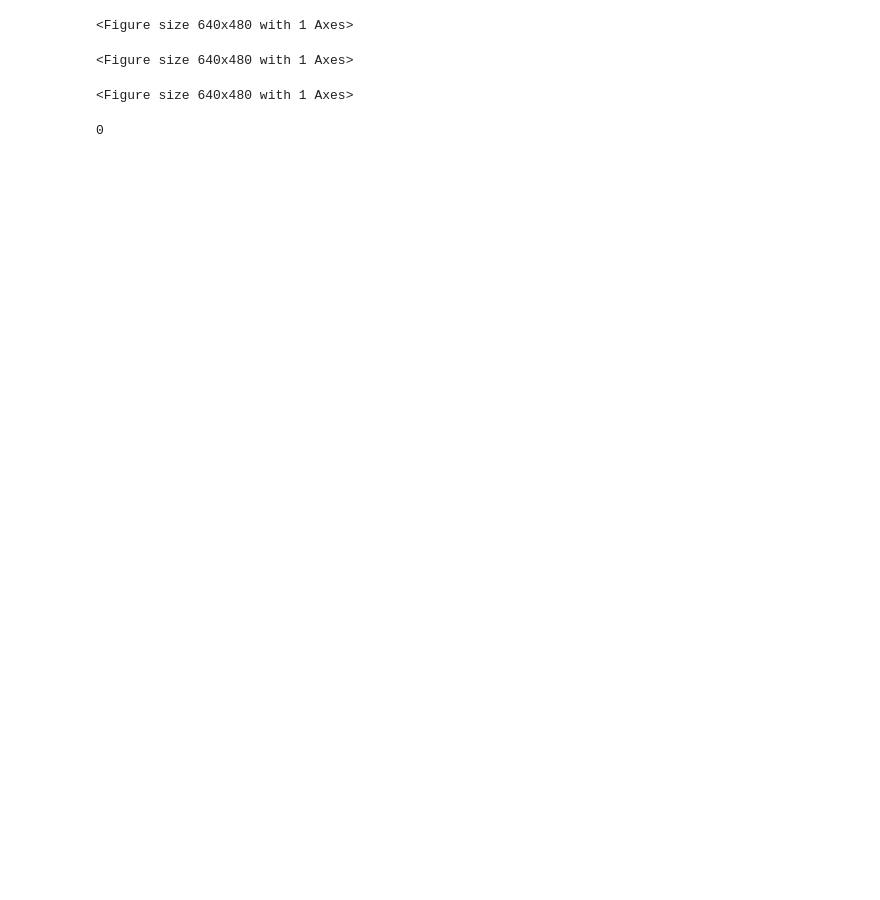
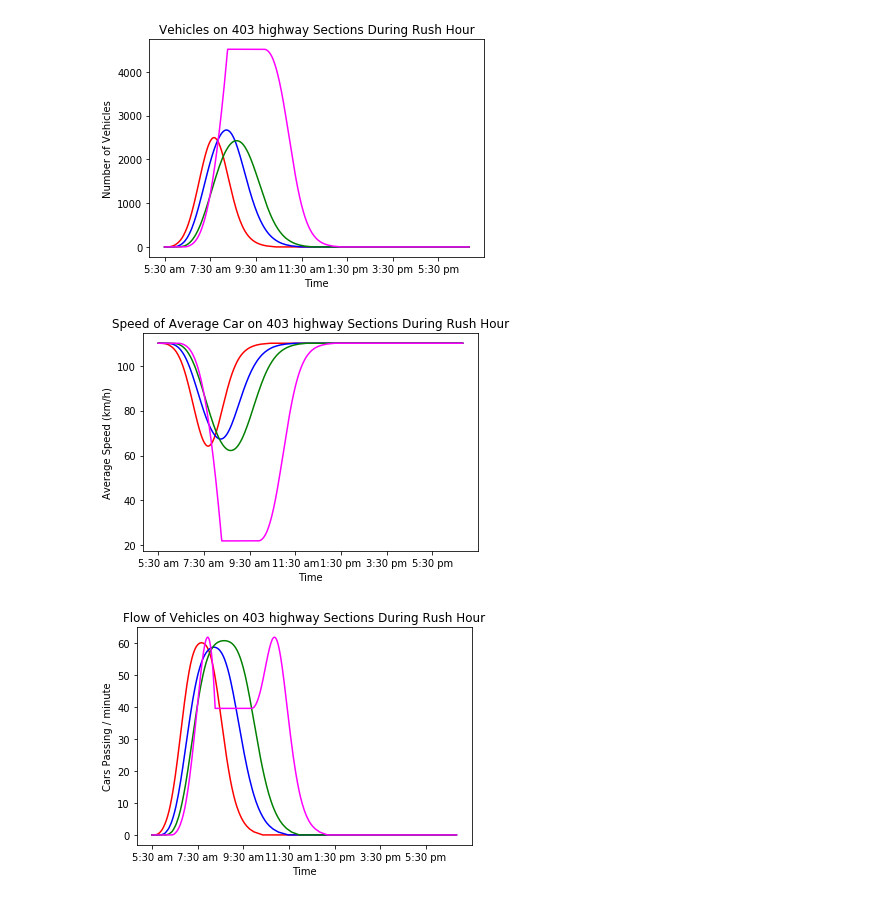
Before and after one commit to MelvilleDylan/TrafficModelling, a Jupyter notebook: Attempt1.ipynb, the cells around one changed output. Cells and saved outputs as stored; diff of their text form; code cells hidden in the pictures; blank space fills up the shorter version.

```diff
--- a/Attempt1.ipynb
+++ b/Attempt1.ipynb
@@ -69,7 +69,7 @@ roads = [
     Road(length=11.1, lanes=4, onramp_city=cities[0]),
     Road(length=17.0, lanes=3, onramp_city=cities[1]),
     Road(length=13.8, lanes=3, onramp_city=cities[2]),
-    Road(length=20.9, lanes=4, onramp_city=cities[3])
+    Road(length=20.9, lanes=2, onramp_city=cities[3])
 ]
 
 run_time=800  # run_time*time_step must equal 600, which will go through one rush hour
@@ -119,36 +119,36 @@ plot(vehicles_record[0], color='red')
 plot(vehicles_record[1], color='blue')
 plot(vehicles_record[2], color='green')
 plot(vehicles_record[3], color='magenta')
 
 show()
 
 plt.title("Speed of Average Car on 403 highway Sections During Rush Hour")
 plt.xlabel("Time")
 plt.ylabel("Average Speed (km/h)")
 plt.xticks((np.arange(0,800,120)),('5:30 am','7:30 am','9:30 am','11:30 am','1:30 pm','3:30 pm','5:30 pm'))
 
 plot(speeds_record[0], color='red')
 plot(speeds_record[1], color='blue')
 plot(speeds_record[2], color='green')
 plot(speeds_record[3], color='magenta')
 
 show()
 
 plt.title("Flow of Vehicles on 403 highway Sections During Rush Hour")
 plt.xlabel("Time")
 plt.ylabel("Cars Passing / minute")
 plt.xticks((np.arange(0,800,120)),('5:30 am','7:30 am','9:30 am','11:30 am','1:30 pm','3:30 pm','5:30 pm'))
 
 plot(outflow_record[0], color='red')
 plot(outflow_record[1], color='blue')
 plot(outflow_record[2], color='green')
 plot(outflow_record[3], color='magenta')
 
 show()
 # %% [output]
-<Figure size 640x480 with 1 Axes>
-<Figure size 640x480 with 1 Axes>
-<Figure size 640x480 with 1 Axes>
+[figure, added]
+[figure, added]
+[figure, added]
 # %%
 import datetime
 def get_travel_time(start_city_index, start_time):
@@ -175,7 +174,3 @@ def get_travel_time(start_city_index, start_time):
         else: # Commuter moved to the new section
             ind = ind + 1
     return time_travelled
-# %%
-get_travel_time(3,0)
-# %% [output]
-0
```
Also changed, not shown: parts of 2 cells of this notebook, 1 other file.
